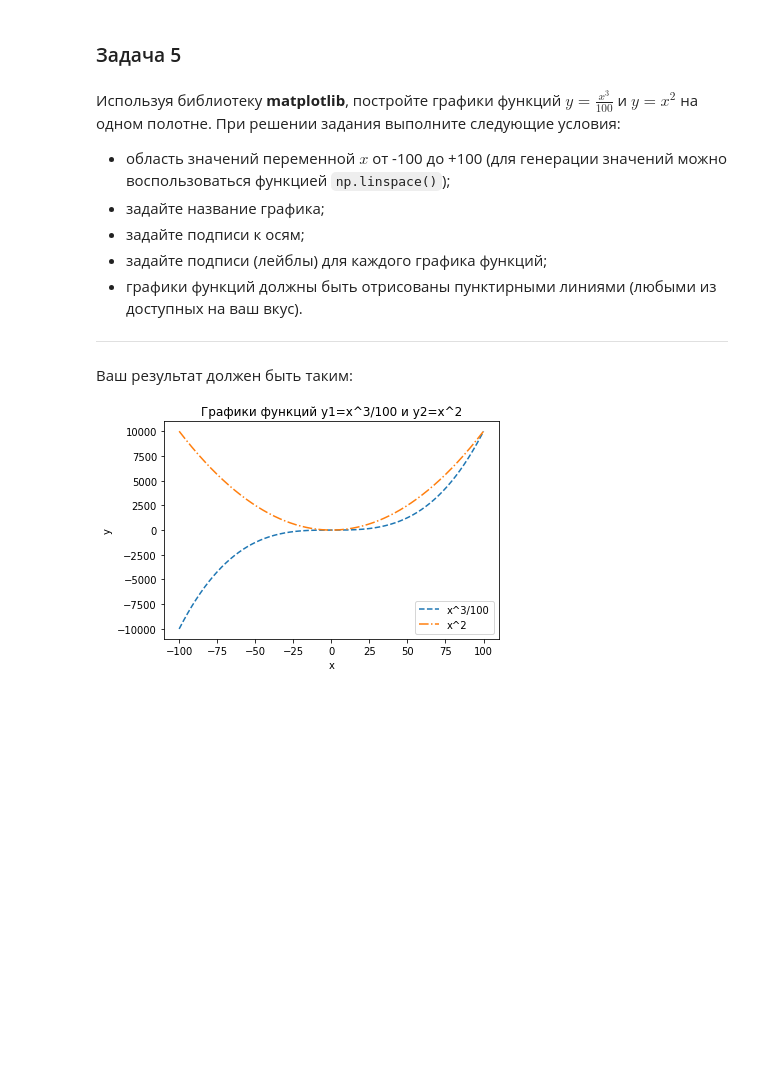
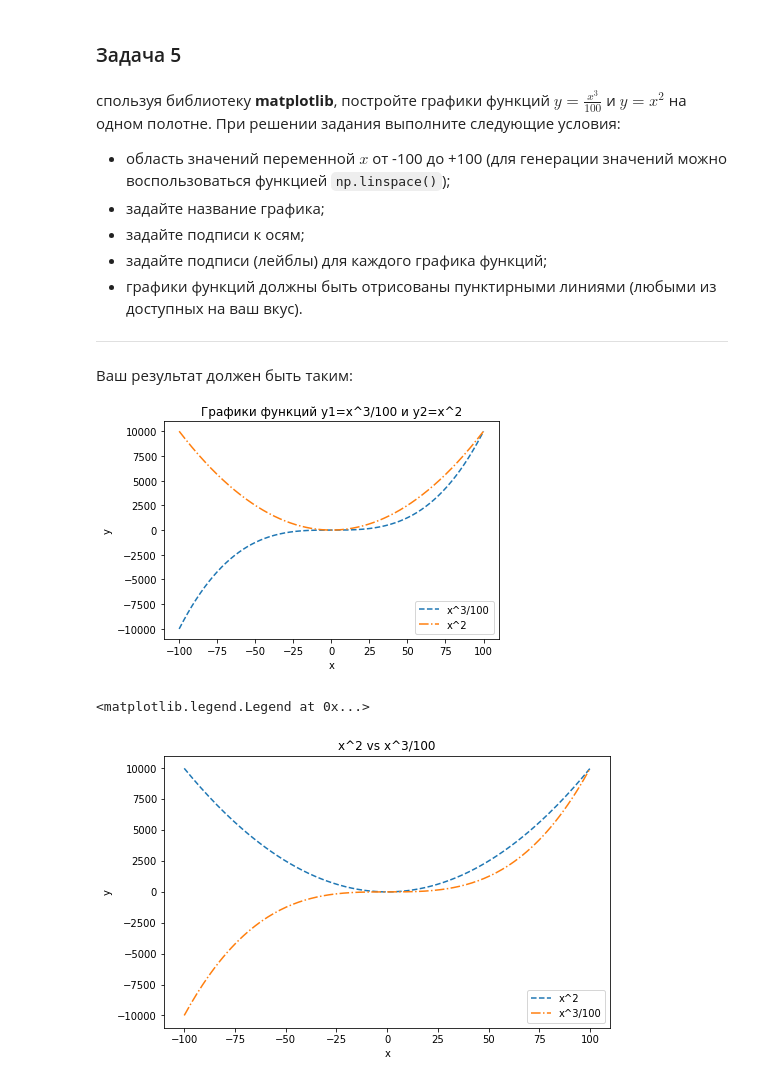
Before and after one commit to Olgerd96/NeuralUniversity, a Jupyter notebook: 707.2 Базовый_блок_|_Библиотеки_Numpy_и_Matplotlib_|_ДЗ_Lite_|_УИИ.ipynb, the cells around one changed output. Cells and saved outputs as stored; diff of their text form; code cells hidden in the pictures; blank space fills up the shorter version.

```diff
--- a/707.2 Базовый_блок_|_Библиотеки_Numpy_и_Matplotlib_|_ДЗ_Lite_|_УИИ.ipynb
+++ b/707.2 Базовый_блок_|_Библиотеки_Numpy_и_Matplotlib_|_ДЗ_Lite_|_УИИ.ipynb
@@ -134,7 +147,7 @@ print(f"Координаты точки в полярной системе: \t({
 # %% [markdown]
 ### Задача 5
 # %% [markdown]
-Используя библиотеку **matplotlib**, постройте графики функций $y = \frac{x^3}{100}$ и $y = x^2$ на одном полотне. При решении задания выполните следующие условия:
+спользуя библиотеку **matplotlib**, постройте графики функций $y = \frac{x^3}{100}$ и $y = x^2$ на одном полотне. При решении задания выполните следующие условия:
 - область значений переменной $x$ от -100 до +100 (для генерации значений можно воспользоваться функцией `np.linspace()`);
 - задайте название графика;
 - задайте подписи к осям;
@@ -149,0 +161,16 @@ print(f"Координаты точки в полярной системе: \t({
+# %%
+import matplotlib.pyplot as plt
+
+x = np.linspace(-100, 100, 200)
+y3 = (x**3)/100
+y2 = np.square(x)
+plt.figure(figsize=(8, 5))
+plt.plot(x, y2, label="x^2", linestyle = '--')
+plt.plot(x, y3, label="x^3/100", linestyle = '-.')
+plt.xlabel("x")
+plt.ylabel("y")
+plt.title("x^2 vs x^3/100")
+plt.legend()
+# %% [output]
+<matplotlib.legend.Legend at 0x...>
+[figure, added]
```
Also changed, not shown: parts of 5 cells of this notebook.
